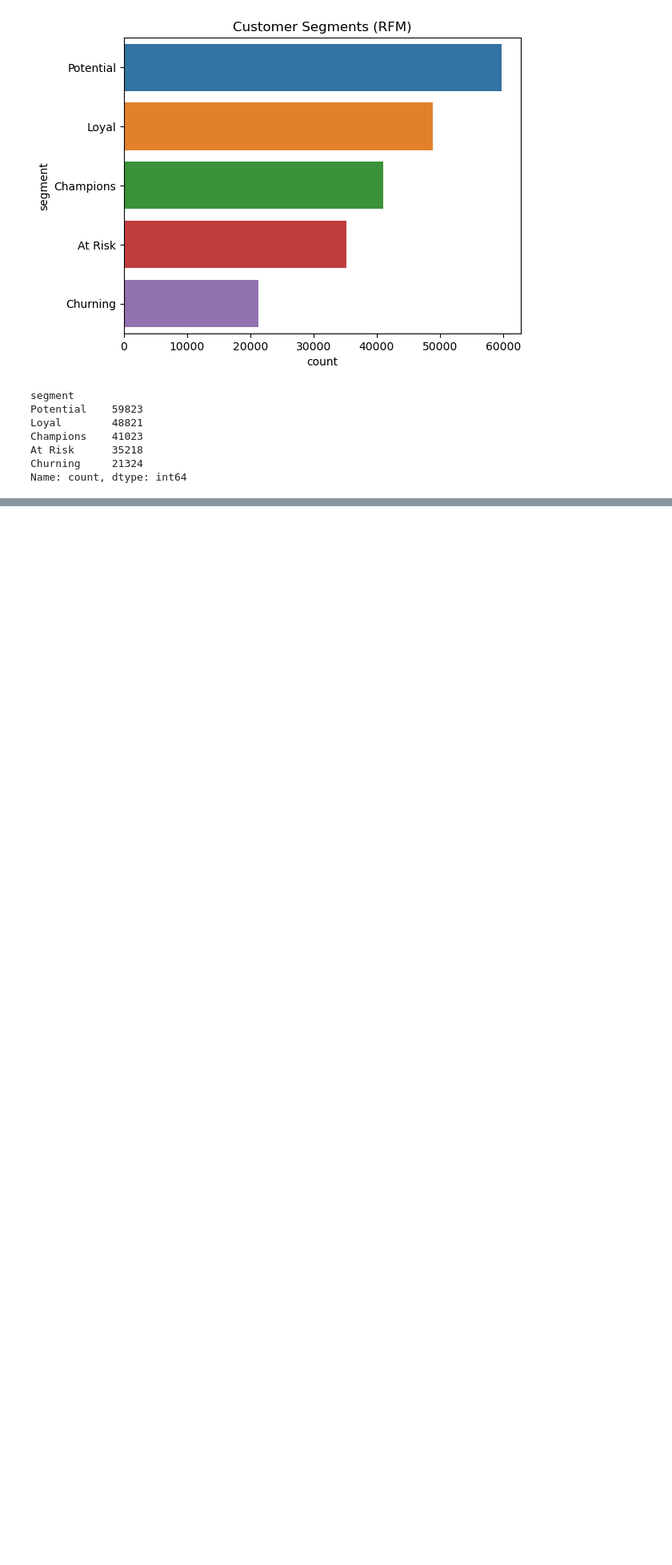
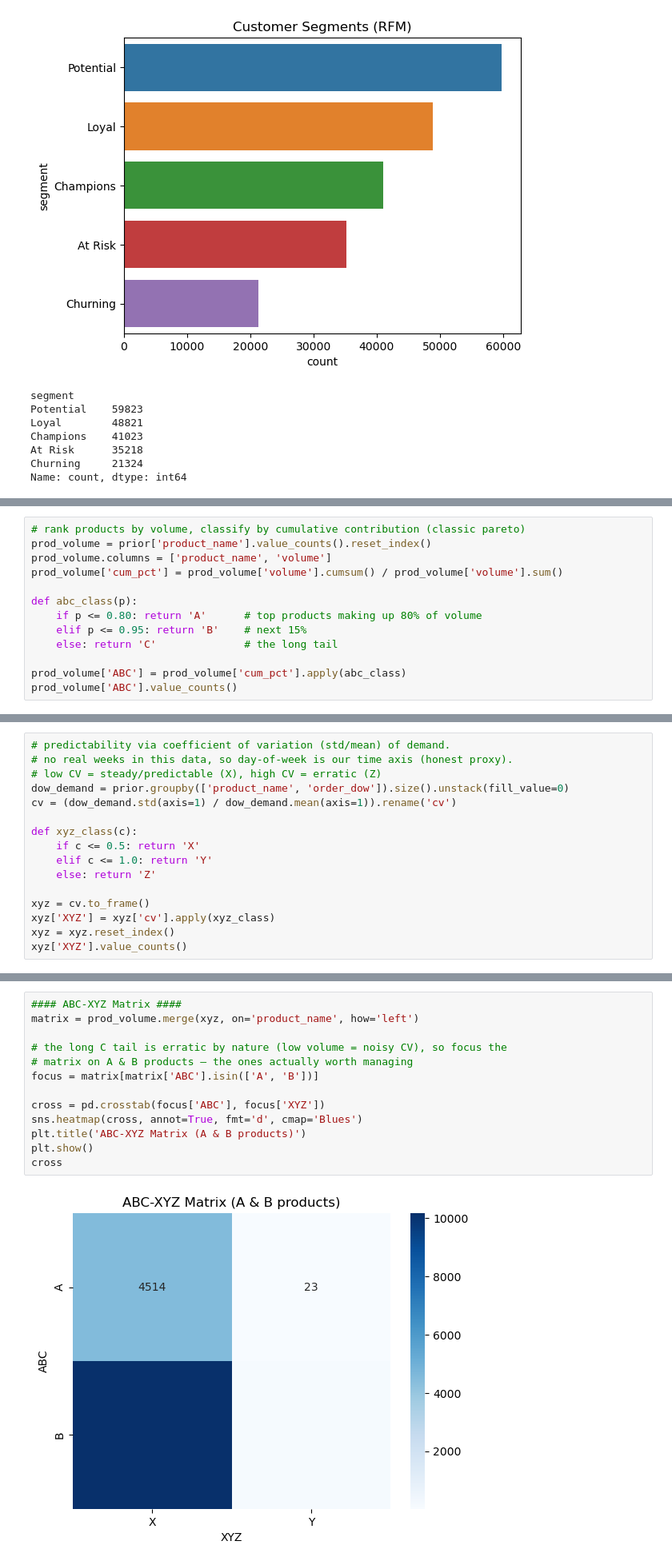
Before and after one commit to FarzaneHashemii/instacart_sales_analysis, a Jupyter notebook: notebooks/pre_analaysis.ipynb, the cells around one changed output, grey strips where cells are left out. Shown at 80% size. Saved outputs shown, nothing was run; the diff lists cells and outputs as text; blank space fills up the shorter version.

```diff
--- a/notebooks/pre_analaysis.ipynb
+++ b/notebooks/pre_analaysis.ipynb
@@ -340,0 +343,13 @@ Name: count, dtype: int64
+# %%
+# rank products by volume, classify by cumulative contribution (classic pareto)
+prod_volume = prior['product_name'].value_counts().reset_index()
+prod_volume.columns = ['product_name', 'volume']
+prod_volume['cum_pct'] = prod_volume['volume'].cumsum() / prod_volume['volume'].sum()
+
+def abc_class(p):
+    if p <= 0.80: return 'A'      # top products making up 80% of volume
+    elif p <= 0.95: return 'B'    # next 15%
+    else: return 'C'              # the long tail
+
+prod_volume['ABC'] = prod_volume['cum_pct'].apply(abc_class)
+prod_volume['ABC'].value_counts()
@@ -340,0 +380,16 @@ Name: count, dtype: int64
+# %%
+# predictability via coefficient of variation (std/mean) of demand.
+# no real weeks in this data, so day-of-week is our time axis (honest proxy).
+# low CV = steady/predictable (X), high CV = erratic (Z)
+dow_demand = prior.groupby(['product_name', 'order_dow']).size().unstack(fill_value=0)
+cv = (dow_demand.std(axis=1) / dow_demand.mean(axis=1)).rename('cv')
+
+def xyz_class(c):
+    if c <= 0.5: return 'X'
+    elif c <= 1.0: return 'Y'
+    else: return 'Z'
+
+xyz = cv.to_frame()
+xyz['XYZ'] = xyz['cv'].apply(xyz_class)
+xyz = xyz.reset_index()
+xyz['XYZ'].value_counts()
@@ -340,0 +402,15 @@ Name: count, dtype: int64
+# %%
+#### ABC-XYZ Matrix ####
+matrix = prod_volume.merge(xyz, on='product_name', how='left')
+
+# the long C tail is erratic by nature (low volume = noisy CV), so focus the
+# matrix on A & B products — the ones actually worth managing
+focus = matrix[matrix['ABC'].isin(['A', 'B'])]
+
+cross = pd.crosstab(focus['ABC'], focus['XYZ'])
+sns.heatmap(cross, annot=True, fmt='d', cmap='Blues')
+plt.title('ABC-XYZ Matrix (A & B products)')
+plt.show()
+cross
+# %% [output]
+[figure, added]
```
Also changed, not shown: parts of 7 cells of this notebook.
